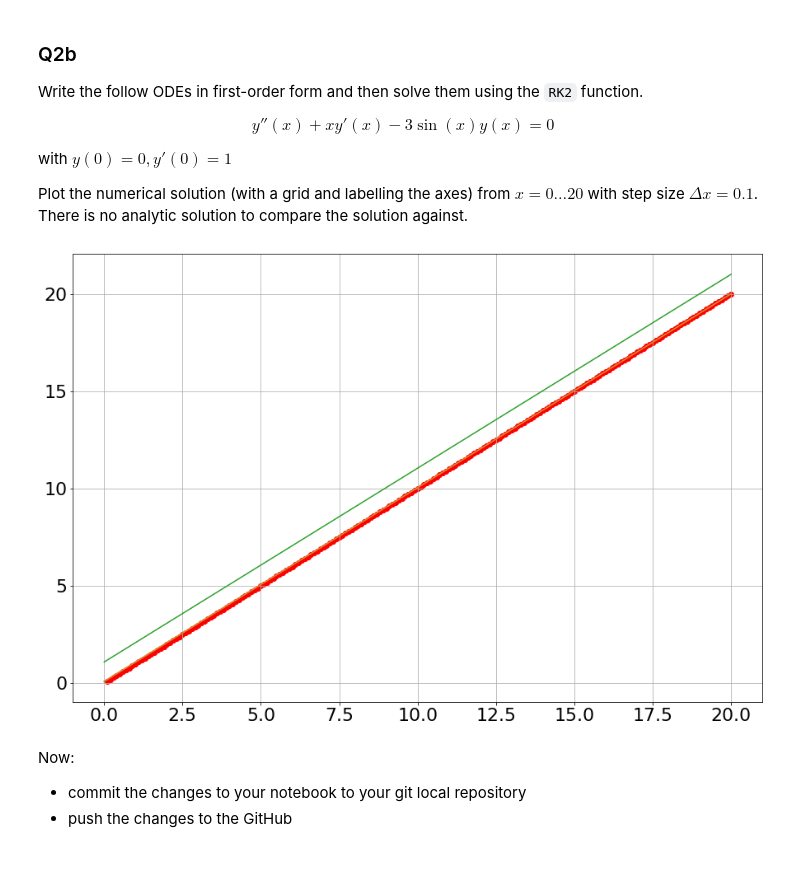
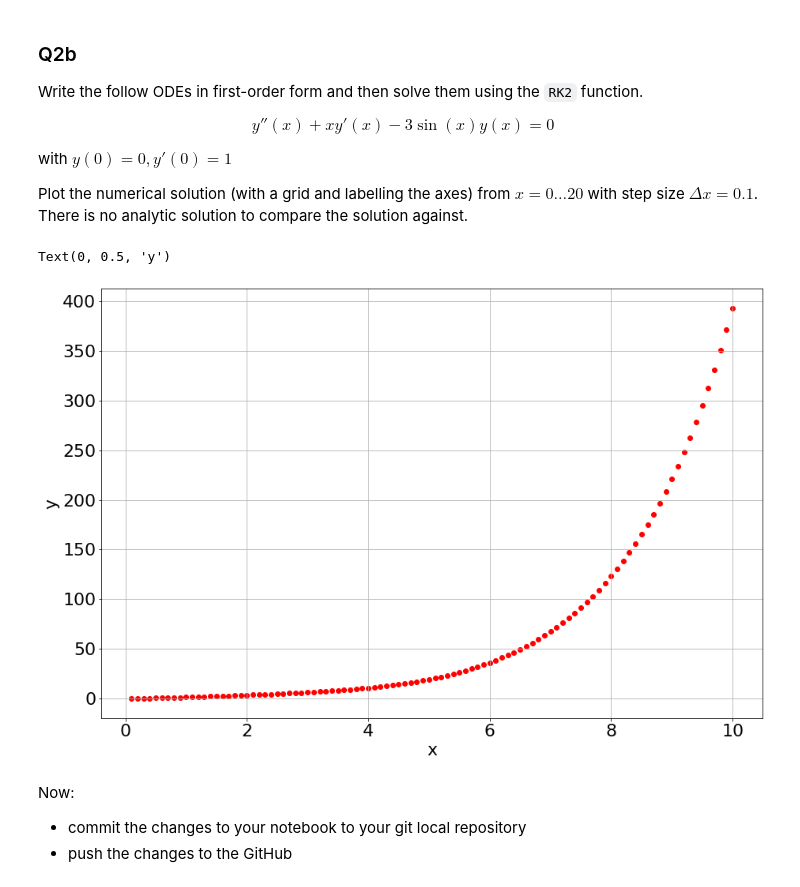
Before and after one commit to Kristian-Mele/ACM20030Assignments, a Jupyter notebook: ACM20030-Assignments-3.ipynb, the cells around one changed output. Drawn from its saved outputs; the diff is of its cells as text; code cells hidden in the pictures.

```diff
--- a/ACM20030-Assignments-3.ipynb
+++ b/ACM20030-Assignments-3.ipynb
@@ -214,8 +212,11 @@ TypeError: can't multiply sequence by non-int of type 'float'
 # %%
-x = np.linspace(0, 9, 200)
-y = (1/100)*(-7*np.exp(x/2)+64*np.exp(x/2)+48*np.sin(x)-64*np.cos(x))
+x=np.linspace(0,9,200)
+y=(1/100)*(-7*np.exp(x/2)*x+64*np.exp(x/2)+48*np.sin(x)-64*np.cos(x))
 
-plt.plot(x,y)
+plt.plot(x,y,label="analyticalsolution")
 plt.grid(True)
-plt.scatter(numericalsol[:, 0], numericalsol[:, 1], color = 'r')
+plt.scatter(ans[:,0], ans[:,1], color = 'r',label="numericalsolution")
+plt.xlabel("x")
+plt.ylabel("y")
+plt.legend()
 # %% [output]
@@ -233,20 +237,21 @@ $$y''(x) + x y'(x) - 3\sin(x) y(x) = 0 $$
 with $y(0) = 0, y'(0) = 1$
 
 Plot the numerical solution (with a grid and labelling the axes) from $x=0\dots20$ with step size $\Delta x = 0.1$. There is no analytic solution to compare the solution against.
-# %%
-def f2(x,y):
-    return np.array([y[1]-y[0]])
+# %%
+def f2(x,y):
+    f0=y[1]
+    f1=-x*y[1]-3*np.sin(x)*y[0]
+    return np.array[f0,f1]
 # %%
-result = RK2(f2, 0.1, 0, [0, 1], 200)
+result = RK2(f2, 0.1, 0, [0, 1], 100)
 # %%
-x = np.linspace(0, 20, 200)
-y = result
-
-plt.plot(x,y)
 plt.scatter(result[:,0], result[:, 1], color = 'r')
 plt.grid(True)
+plt.xlabel("x")
+plt.ylabel("y")
 # %% [output]
+Text(0, 0.5, 'y')
-[figure, old version]
+[figure, new version]
 # %% [markdown]
 Now:
 - commit the changes to your notebook to your git local repository
```
Also changed, not shown: parts of 4 cells of this notebook.
